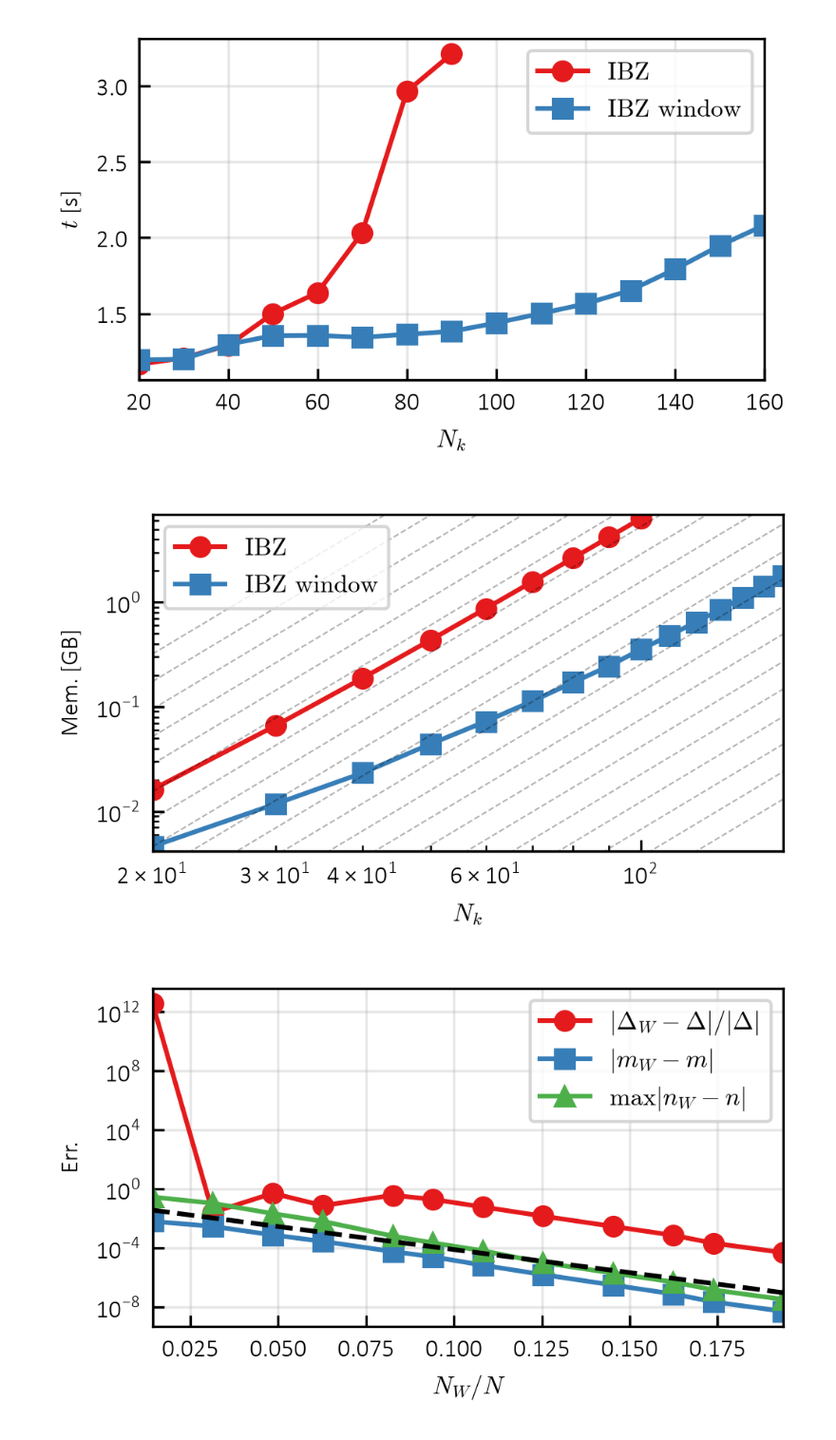
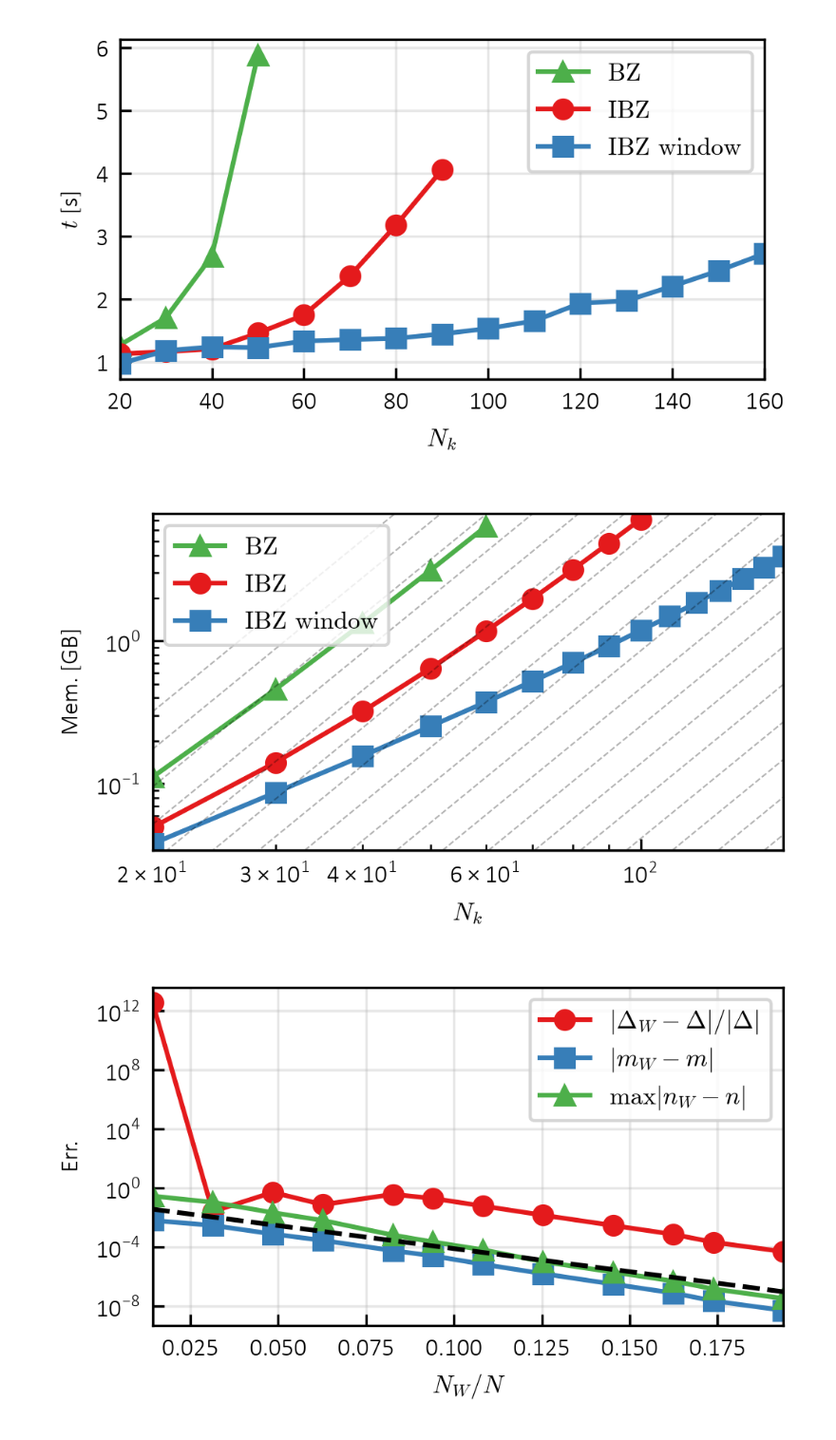
Before and after one commit to korl-z/IJS-F1, a Jupyter notebook: Koda/EI_cutoff/ibz_test.ipynb, the cells around one changed output. Shown at 95% size. Cells and saved outputs as stored; diff of their text form; code cells hidden in the pictures.

```diff
--- a/Koda/EI_cutoff/ibz_test.ipynb
+++ b/Koda/EI_cutoff/ibz_test.ipynb
@@ -91,7 +91,7 @@ t2a = tn * tc
 nt = tg["nt"]
 
 st = ej.mf_state(bd, p, s0.d, s0.m)
-t1n, t2n = 0.1, 1.1
+t1n, t2n = 1.8, 0.2
 t1, t2 = t1n * tc, t2n * tc
 # %%
 bc = op["bath"]
@@ -504,7 +504,8 @@ nks = np.arange(20, 161, 10)    # even only
 nmi = 100                        # largest nk for the plain IBZ
 sw = (1.8, 2)                 # fixed s window
 
-res = {q: [] for q in ("nk", "ti", "tw", "mi", "mw", "di", "dw", "fw")}
+nmf = 61                         # largest nk for the full BZ
+res = {q: [] for q in ("nk", "ti", "tw", "tf", "mi", "mw", "mf", "di", "dw", "df", "fw")}
 for n in nks:
     bi, ib, bf, s = setup(n)
     bi_, bw_ = ibz.IbzBaths(bf, ib), ibz.WinBaths(bf, ib, *sw)
@@ -517,15 +518,27 @@ for n in nks:
         ti, si_ = run(bi, bi_, s.n.copy(), s)
     else:
         mi, ti, si_ = np.nan, np.nan, None
+    if n <= nmf:
+        bd_ = eu.tb_2d(n, **md["band"]["pars"])  # same grid order as ib.kf
+        mf = rate_mem(bd_, bf)
+        tf, sf_ = run(bd_, bf, ibz.unfold(s.n, ib).reshape(2, -1), s)
+    else:
+        mf, tf, sf_ = np.nan, np.nan, None
 
     res["nk"].append(n)
     res["ti"].append(ti)
     res["tw"].append(tw)
+    res["tf"].append(tf)
     res["mi"].append(mi)
     res["mw"].append(mw)
+    res["mf"].append(mf)
     res["di"].append(si_.d if si_ else np.nan)
     res["dw"].append(sw_.d if sw_ else np.nan)
+    res["df"].append(sf_.d if sf_ else np.nan)
     res["fw"].append(wi.size / ib.mult.size)
-    logger.info(f"nk={n}: t ibz {ti:.1f} s, win {tw:.1f} s | "
-                f"mem ibz {mi:.2f} GB, win {mw:.2f} GB | N_W/N_I = {res['fw'][-1]:.3f}")
+    logger.info(f"nk={n}: t full {tf:.1f} s, ibz {ti:.1f} s, win {tw:.1f} s | "
+                f"mem full {mf:.2f} GB, ibz {mi:.2f} GB, win {mw:.2f} GB | "
+                f"N_W/N_I = {res['fw'][-1]:.3f}")
+
+res = {q: np.asarray(v, dtype=float) for q, v in res.items()}
 # %% [output]
@@ -555,6 +565,7 @@ res = {q: np.asarray(v, dtype=float) for q, v in res.items()}
 
 h = 0.6
 fig, ax = plt.subplots(figsize=(3.47412, h * 3.47412))
+ax.plot(res["nk"], res["tf"], "^-", color=SET1_LIST[2], label=r"$\mathrm{BZ}$")
 ax.plot(res["nk"], res["ti"], "o-", color=SET1_LIST[0], label=r"$\mathrm{IBZ}$")
 ax.plot(res["nk"], res["tw"], "s-", color=SET1_LIST[1], label=r"$\mathrm{IBZ\ window}$")
 ax.set_xlim(res["nk"][0], res["nk"][-1])
@@ -563,26 +574,27 @@ ax.set_ylabel(r"$t$ [s]")
 ax.grid(alpha=0.3)
 ax.legend()
 ax.tick_params(which="both", direction="in")
-# plt.savefig(FIG_PATH + "timing_Nk_IBZ_wIBZ.pdf", bbox_inches="tight")
+# plt.savefig(FIG_PATH + "timing_Nk_BZ_IBZ_wIBZ.pdf", bbox_inches="tight")
 plt.tight_layout()
 # %% [output]
-[figure, old version]
+[figure, new version]
 # %%
 fig, ax = plt.subplots(figsize=(3.47412, h * 3.47412))
+ax.loglog(res["nk"], res["mf"], "^-", color=SET1_LIST[2], label=r"$\mathrm{BZ}$")
 ax.loglog(res["nk"], res["mi"], "o-", color=SET1_LIST[0], label=r"$\mathrm{IBZ}$")
 ax.loglog(res["nk"], res["mw"], "s-", color=SET1_LIST[1], label=r"$\mathrm{IBZ\ window}$")
 for t in np.geomspace(0.001, 100, 20):
     ax.loglog(res["nk"], res["nk"]**4 * 2e-8 * t, "k--", alpha=0.3, lw=0.5)
 ax.set_xlim(res["nk"][0], res["nk"][-1])
 ax.set_xlabel(r"$N_k$")
 ax.set_ylabel(r"Mem. [GB]")
 ax.set_ylim(min(res["mw"]) * 0.90, max(res["mi"]) * 1.1)
 ax.legend()
 ax.tick_params(which="both", direction="in")
-# plt.savefig(FIG_PATH + "mem_Nk_IBZ_wIBZ.pdf", bbox_inches="tight")
+# plt.savefig(FIG_PATH + "mem_Nk_BZ_IBZ_wIBZ.pdf", bbox_inches="tight")
 plt.tight_layout()
 # %% [output]
-[figure, old version]
+[figure, new version]
 # %%
 ns = nk["ibz"]
 ss = 2.0                              # window centre s*
```
Also changed, not shown: parts of 12 cells of this notebook, 19 other files.
